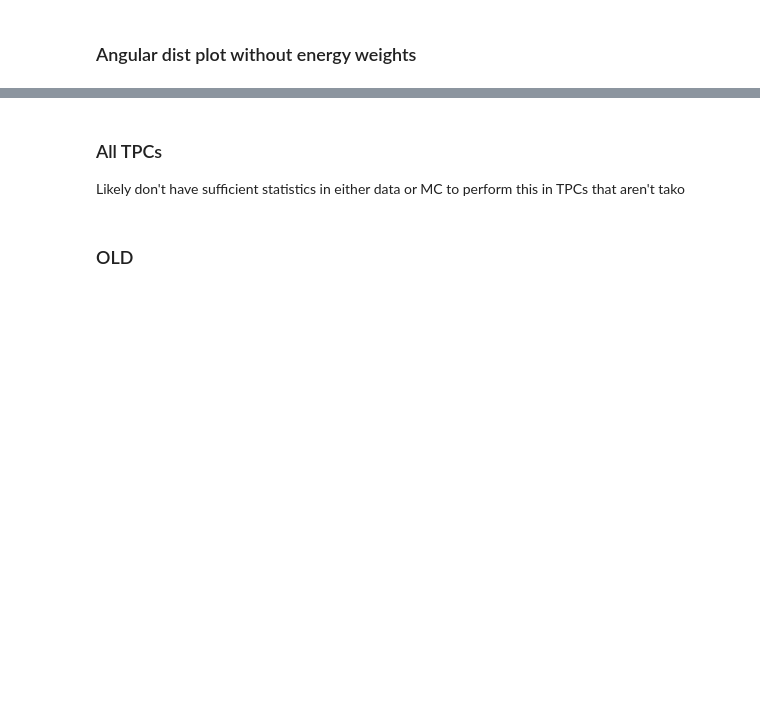
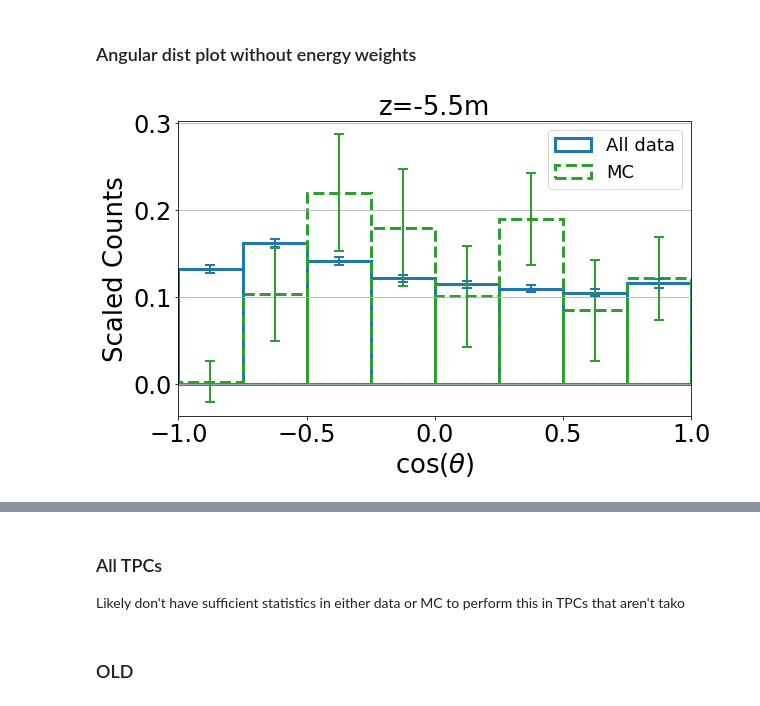
Before and after one commit to jschuel/jeff_workspace, a Jupyter notebook: analysis/phase3/with_sim/For_Sven.ipynb, the cells around one changed output, grey strips where cells are left out. Cells and saved outputs as stored; diff of their text form; code cells hidden in the pictures; blank space fills up the shorter version.

```diff
--- a/analysis/phase3/with_sim/For_Sven.ipynb
+++ b/analysis/phase3/with_sim/For_Sven.ipynb
@@ -867,25 +900,26 @@ plt.rc('xtick', labelsize=24)
 plt.rc('ytick', labelsize=24)
 plt.rc('axes', labelsize=26)
 plt.rc('axes', titlesize=26)
-nbins = 11
+nbins = 9
 xmin = -1
 xmax = 1
 phi_low = -np.pi/2
 phi_high = np.pi/2
-E_cut = {'palila': 40,'tako': 40,'elepaio': 8,'iiwi': 10,'nene': 8,'humu': 8}
-#E_cut = {'palila': 60, 'tako': 48, 'elepaio': 86, 'iiwi': 60, 'nene': 40, 'humu': 82}
+#E_cut = {'palila': 20,'tako': 20,'elepaio': 20,'iiwi': 10,'nene': 8,'humu': 8}
+E_cut = {'palila': 40, 'tako': 46, 'elepaio': 20, 'iiwi': 60, 'nene': 40, 'humu': 82}
 width = (np.abs(xmin)+np.abs(xmax))/(nbins-1)
 center = [xmin +(width*i)+width/2 for i in range(0,nbins-1)]
 #tpcs = ['palila','iiwi','tako','nene', 'elepaio','humu']
 #pos = ['z=-5.5m', 'z=+6.5', 'z=-8.0m', 'z=+14m', 'z=-14m', 'z=+16m']#
 #tpcs = ['iiwi', 'nene', 'humu']
 #pos = ['z=+6.5m', 'z=+14m', 'z=+16m']
-tpcs = ['palila']
+tpcs = ['humu']
 pos = ['z=-5.5m']
 plt.figure(figsize = (16,15))
 i=1
 j=1
 for tpc in tpcs:
+    data[tpc]['ones'] = 1
     Lumi[tpc]['ones'] = 1
     Single_beam[tpc]['ones'] = 1
     HER[tpc]['ones'] = 1
@@ -893,14 +927,16 @@ for tpc in tpcs:
     #Scaled_MC[tpc]['counts'] = 1
 
     ### CUTS ###
+    data_tmp = data[tpc].loc[(np.abs(data[tpc]['new_phi'])<phi_high) & (np.abs(data[tpc]['new_phi'])>phi_low)]
     Lumi_tmp = Lumi[tpc].loc[(np.abs(Lumi[tpc]['new_phi'])<phi_high) & (np.abs(Lumi[tpc]['new_phi'])>phi_low)]
     MC_tmp = Scaled_MC[tpc].loc[(np.abs(Scaled_MC[tpc]['new_phi'])<phi_high) & (np.abs(Scaled_MC[tpc]['new_phi'])>phi_low)]
-    MC_tmp2 = Scaled_MC[tpc].loc[Scaled_MC[tpc]['VRC_id']==5]
+    MC_tmp2 = MC_tmp.loc[MC_tmp['VRC_id']==5]
     MC_tmp2.index = [i for i in range(0,len(MC_tmp2))]
     SB_tmp = Single_beam[tpc].loc[(np.abs(Single_beam[tpc]['new_phi'])<phi_high) & (np.abs(Single_beam[tpc]['new_phi'])>phi_low)]
     HER_tmp = HER[tpc].loc[(np.abs(HER[tpc]['new_phi'])<phi_high) & (np.abs(HER[tpc]['new_phi'])>phi_low)]
     LER_tmp = LER[tpc].loc[(np.abs(LER[tpc]['new_phi'])<phi_high) & (np.abs(LER[tpc]['new_phi'])>phi_low)]
 
+    data_tmp = data_tmp.loc[data_tmp['track_energy']>E_cut[tpc]]
     Lumi_tmp = Lumi_tmp.loc[Lumi_tmp['track_energy']>E_cut[tpc]]
     MC_tmp = MC_tmp.loc[MC_tmp['reco_energy']>E_cut[tpc]]
     MC_tmp2 = MC_tmp2.loc[MC_tmp2['reco_energy']>E_cut[tpc]] #no lumi
@@ -916,6 +952,7 @@ for tpc in tpcs:
 
 
     test = Lumi_tmp.groupby(pd.cut(np.cos(Lumi_tmp['new_theta']), bins = np.linspace(xmin,xmax,nbins))).sum()
+    test_all = data_tmp.groupby(pd.cut(np.cos(data_tmp['new_theta']), bins = np.linspace(xmin,xmax,nbins))).sum()
     test_MC = MC_tmp.groupby(pd.cut(np.cos(MC_tmp['new_theta']), bins = np.linspace(xmin,xmax,nbins))).sum()
     test_MC2 = MC_tmp2.groupby(pd.cut(np.cos(MC_tmp2['new_theta']), bins = np.linspace(xmin,xmax,nbins))).sum()
     test_SB = SB_tmp.groupby(pd.cut(np.cos(SB_tmp['new_theta']), bins = np.linspace(xmin,xmax,nbins))).sum()
@@ -933,12 +970,19 @@ for tpc in tpcs:
 
     plt.subplot(3,2,i)
 
+    #plot 0: all data
+    n0 = (test_all['ones'])
+    d0 = (test_all['ones']).sum()
+    err0 = 1/d0*np.sqrt(test['ones'])
+    #p1 = plt.bar(center,n1 ,yerr = err1*d1, width = width, label = 'Data', fc = 'None', ec = 'tab:blue',lw=3, error_kw=dict(ecolor='tab:blue', lw=2, capsize=5, capthick=2))
+    p0 = plt.bar(center,n0/d0 ,yerr = err0, width = width, label = 'All data', fc = 'None', ec = 'tab:blue',lw=3, error_kw=dict(ecolor='tab:blue', lw=2, capsize=5, capthick=2))
+
     #plot 1: Collisions
     n1 = (test['ones'])
     d1 = (test['ones']).sum()
     err1 = 1/d1*np.sqrt(test['ones'])
     #p1 = plt.bar(center,n1 ,yerr = err1*d1, width = width, label = 'Data', fc = 'None', ec = 'tab:blue',lw=3, error_kw=dict(ecolor='tab:blue', lw=2, capsize=5, capthick=2))
-    p1 = plt.bar(center,n1/d1 ,yerr = err1, width = width, label = 'Collisions', fc = 'None', ec = 'tab:blue',lw=3, error_kw=dict(ecolor='tab:blue', lw=2, capsize=5, capthick=2))
+    #p1 = plt.bar(center,n1/d1 ,yerr = err1, width = width, label = 'Collisions', fc = 'None', ec = 'tab:blue',lw=3, error_kw=dict(ecolor='tab:blue', lw=2, capsize=5, capthick=2))
 
     #Plot 2: Single beam
     n2 = (scale_HER*test_HER['ones']+scale_LER*test_LER['ones'])
@@ -953,33 +997,35 @@ for tpc in tpcs:
     err3 = 1/d3*np.sqrt(test_MC['ones']*(test_MC['scaled_energy']**2/test_MC['reco_energy']**2).mean())
     #n3 = (test_MC['ones'])
     #d3 = (test_MC['ones']).sum()
     #err3 = 1/d3*np.sqrt(test_MC['ones'])
     #p3 = plt.bar(center,n3*len(study_period)/100,yerr=err3*d3*len(study_period)/100,width = width, label = 'MC', fc = 'None', ec = 'lime',lw=3, linestyle = 'dashed', error_kw=dict(ecolor='lime', lw=2, capsize=5, capthick=2))
-    p3 = plt.bar(center,n3/d3,yerr=err3,width = width, label = 'MC expanded chip', fc = 'None', ec = 'tab:red',lw=3, linestyle = 'dashed', error_kw=dict(ecolor='tab:red', lw=2, capsize=5, capthick=2))
+    #p3 = plt.bar(center,n3/d3,yerr=err3,width = width, label = 'MC expanded chip', fc = 'None', ec = 'tab:red',lw=3, linestyle = 'dashed', error_kw=dict(ecolor='tab:red', lw=2, capsize=5, capthick=2))
 
     #Plot 4: All MC to be compared with collisions ACTUAL CHIP AREA
     n4 = (test_MC2['ones']*(test_MC2['scaled_energy']/test_MC2['reco_energy']))
     d4 = (test_MC2['ones']*(test_MC2['scaled_energy']/test_MC2['reco_energy'])).sum()
     err4 = 1/d4*np.sqrt(test_MC2['ones']*(test_MC2['scaled_energy']**2/test_MC2['reco_energy']**2).mean())
     #n4 = (test_MC2['ones'])
     #d4 = (test_MC2['ones']).sum()
     #err4 = 1/d4*np.sqrt(test_MC2['ones'])
     #p3 = plt.bar(center,n3*len(study_period)/100,yerr=err3*d3*len(study_period)/100,width = width, label = 'MC', fc = 'None', ec = 'lime',lw=3, linestyle = 'dashed', error_kw=dict(ecolor='lime', lw=2, capsize=5, capthick=2))
-    #p4 = plt.bar(center,n4/d4,yerr=err4,width = width, label = 'MC', fc = 'None', ec = 'tab:green',lw=3, linestyle = 'dashed', error_kw=dict(ecolor='tab:green', lw=2, capsize=5, capthick=2))
+    p4 = plt.bar(center,n4/d4,yerr=err4,width = width, label = 'MC', fc = 'None', ec = 'tab:green',lw=3, linestyle = 'dashed', error_kw=dict(ecolor='tab:green', lw=2, capsize=5, capthick=2))
 
     #plt.hlines(0,0,1,color = 'k')
     plt.ylabel(r'Scaled Counts')
     #plt.ylabel('Scaled Counts')
     plt.xlabel(r'$\cos(\theta)$')
     plt.xlim(xmin,xmax)
     #plt.ylim(-0.03,0.35)
     plt.title(pos[j-1])
-    plt.legend(handles = [p1,p3],ncol=1)
+    plt.legend(handles = [p0,p4],ncol=1)
     plt.grid(axis='y')
 
     j+=1
     i+=1
 plt.tight_layout()
 #plt.savefig("angular_distribution.jpg")
 plt.show()
 #np.sqrt((test_err/test['track_energy'].sum())**2+(test_MC_err/test_MC['reco_energy'].sum())**2)
+# %% [output]
+[figure, added]
```
Also changed, not shown: parts of 11 cells of this notebook.
